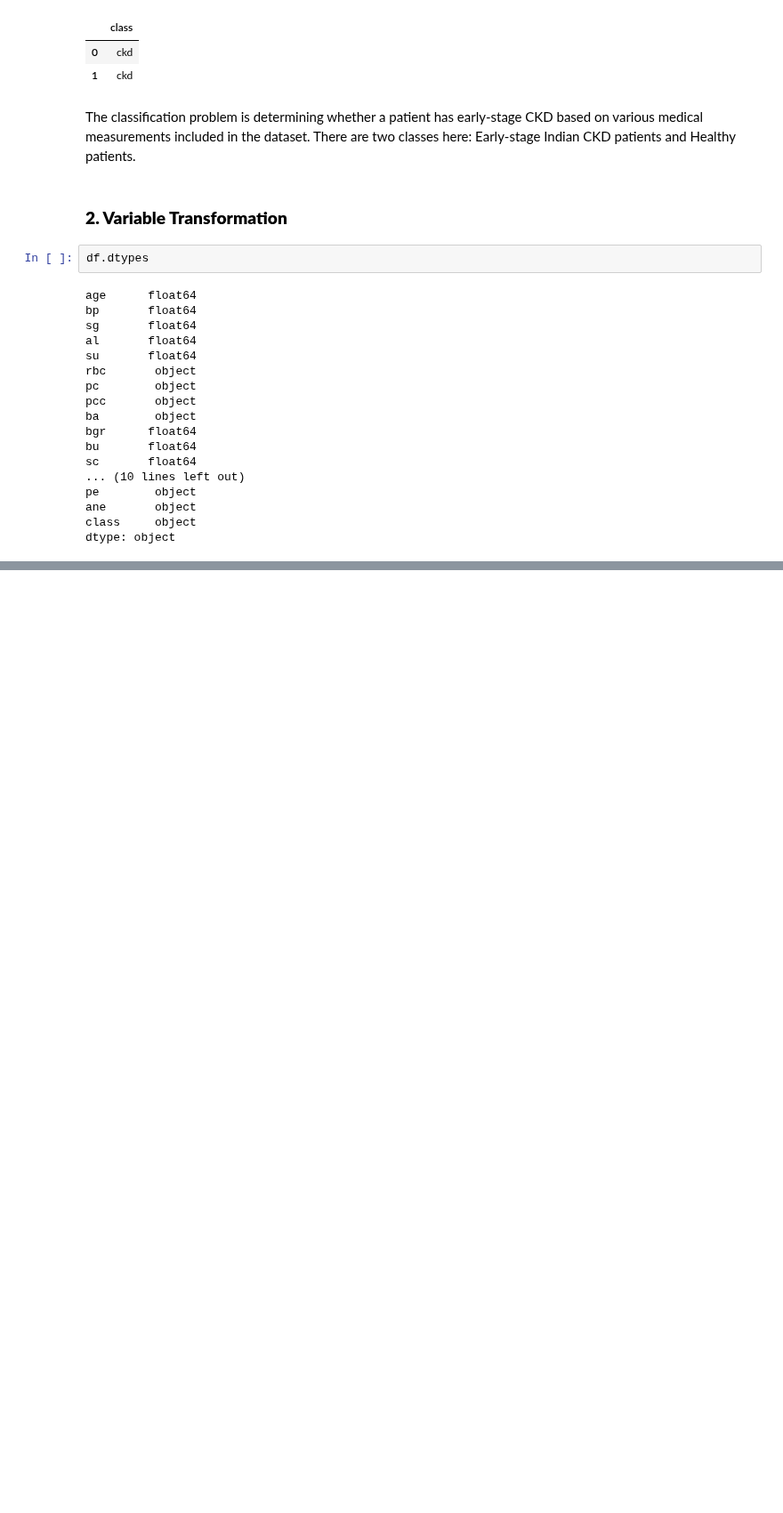
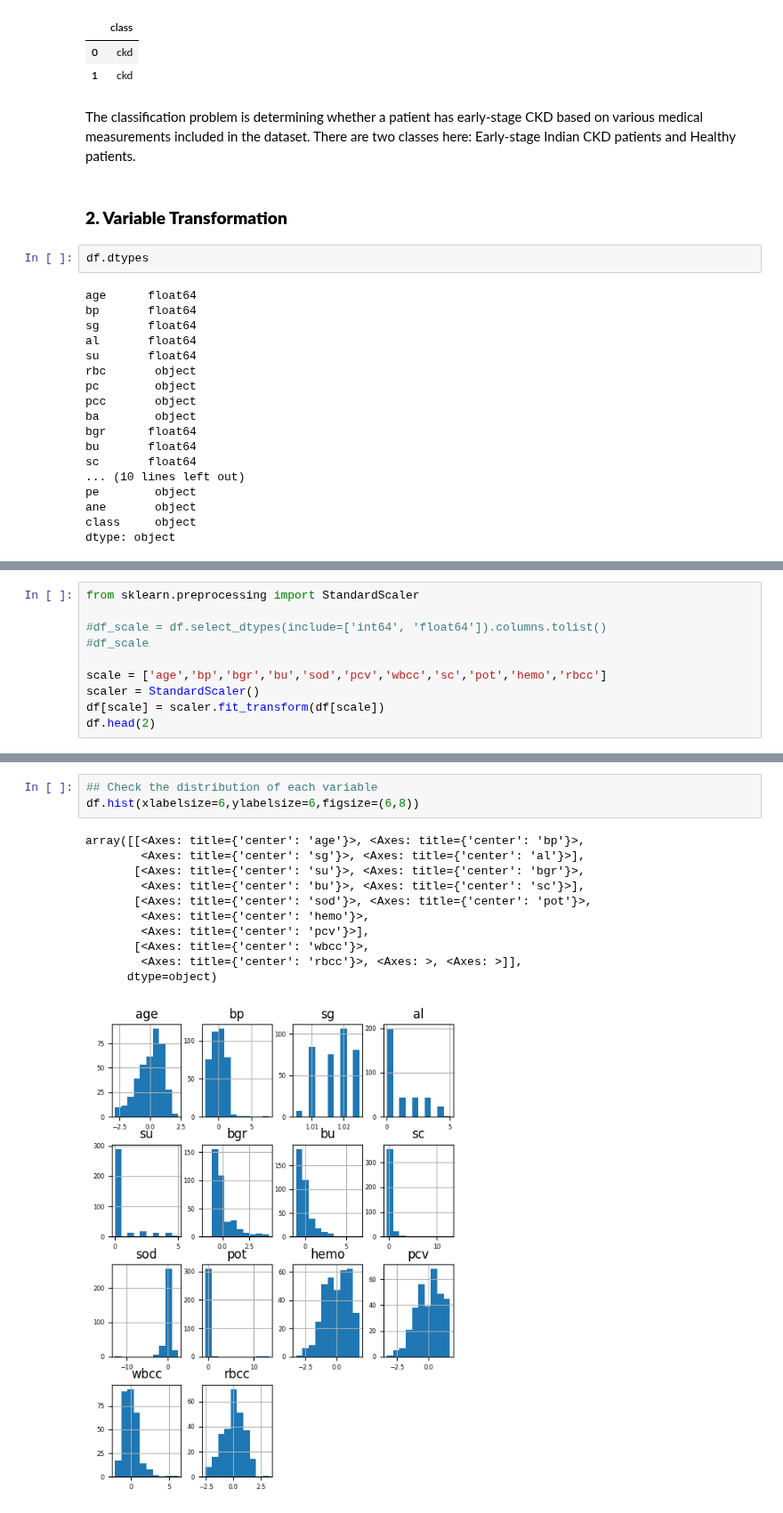
Before and after one commit to Barkesty/Project-Chronic-Kidney-Disease-Classification-Challenge, a Jupyter notebook: project.ipynb, the cells around one changed output, grey strips where cells are left out. Shown at 89% size. Cells and saved outputs as stored; diff of their text form; blank space fills up the shorter version.

Commit message:
Data Transformation,Overview Updates

```diff
--- a/project.ipynb
+++ b/project.ipynb
@@ -106,0 +106,10 @@ Therefore, we need to transform the data types.
+# %%
+from sklearn.preprocessing import StandardScaler
+
+#df_scale = df.select_dtypes(include=['int64', 'float64']).columns.tolist()
+#df_scale
+
+scale = ['age','bp','bgr','bu','sod','pcv','wbcc','sc','pot','hemo','rbcc']
+scaler = StandardScaler()
+df[scale] = scaler.fit_transform(df[scale])
+df.head(2)
@@ -106,0 +167,15 @@ Therefore, we need to transform the data types.
+# %%
+## Check the distribution of each variable
+df.hist(xlabelsize=6,ylabelsize=6,figsize=(6,8))
+# %% [output]
+array([[<Axes: title={'center': 'age'}>, <Axes: title={'center': 'bp'}>,
+        <Axes: title={'center': 'sg'}>, <Axes: title={'center': 'al'}>],
+       [<Axes: title={'center': 'su'}>, <Axes: title={'center': 'bgr'}>,
+        <Axes: title={'center': 'bu'}>, <Axes: title={'center': 'sc'}>],
+       [<Axes: title={'center': 'sod'}>, <Axes: title={'center': 'pot'}>,
+        <Axes: title={'center': 'hemo'}>,
+        <Axes: title={'center': 'pcv'}>],
+       [<Axes: title={'center': 'wbcc'}>,
+        <Axes: title={'center': 'rbcc'}>, <Axes: >, <Axes: >]],
+      dtype=object)
+[figure, added]
```
Also changed, not shown: parts of 6 cells of this notebook, 1 other file.
